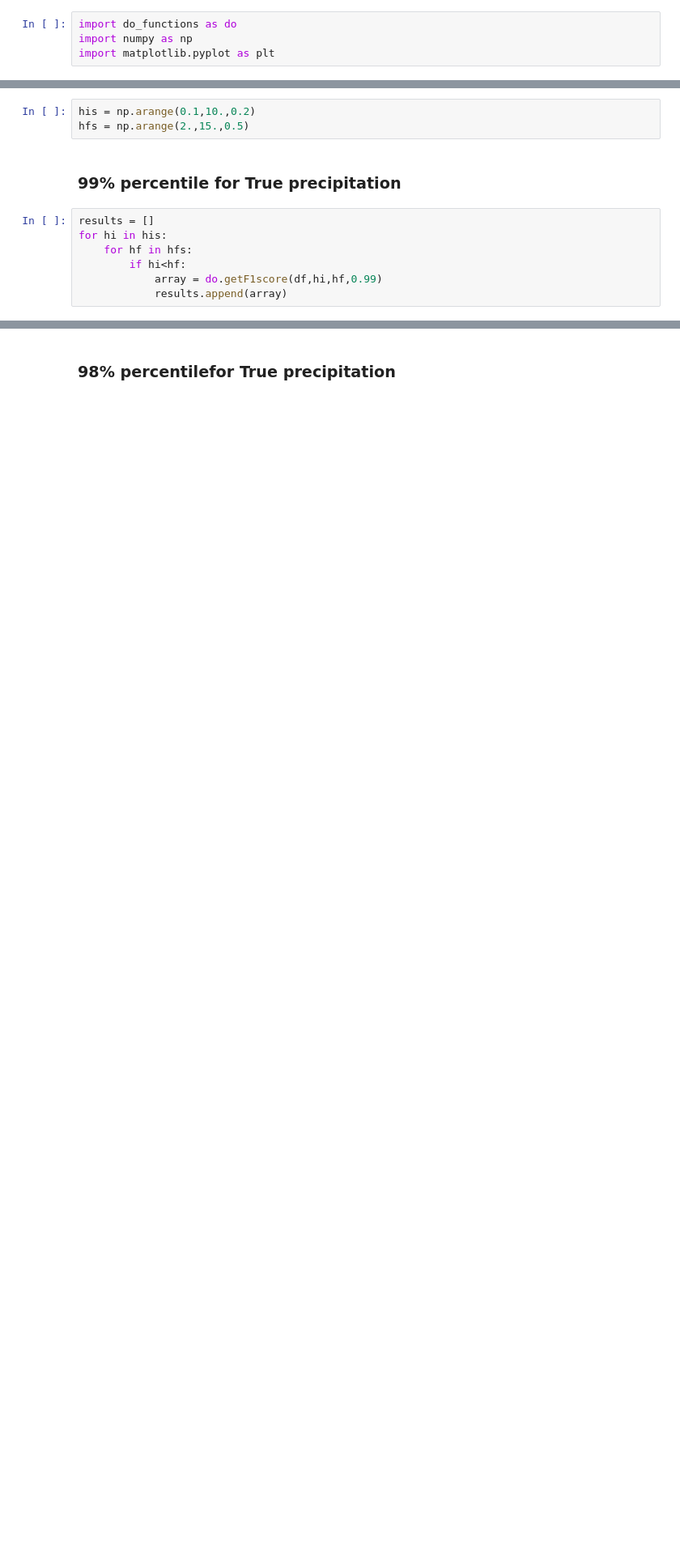
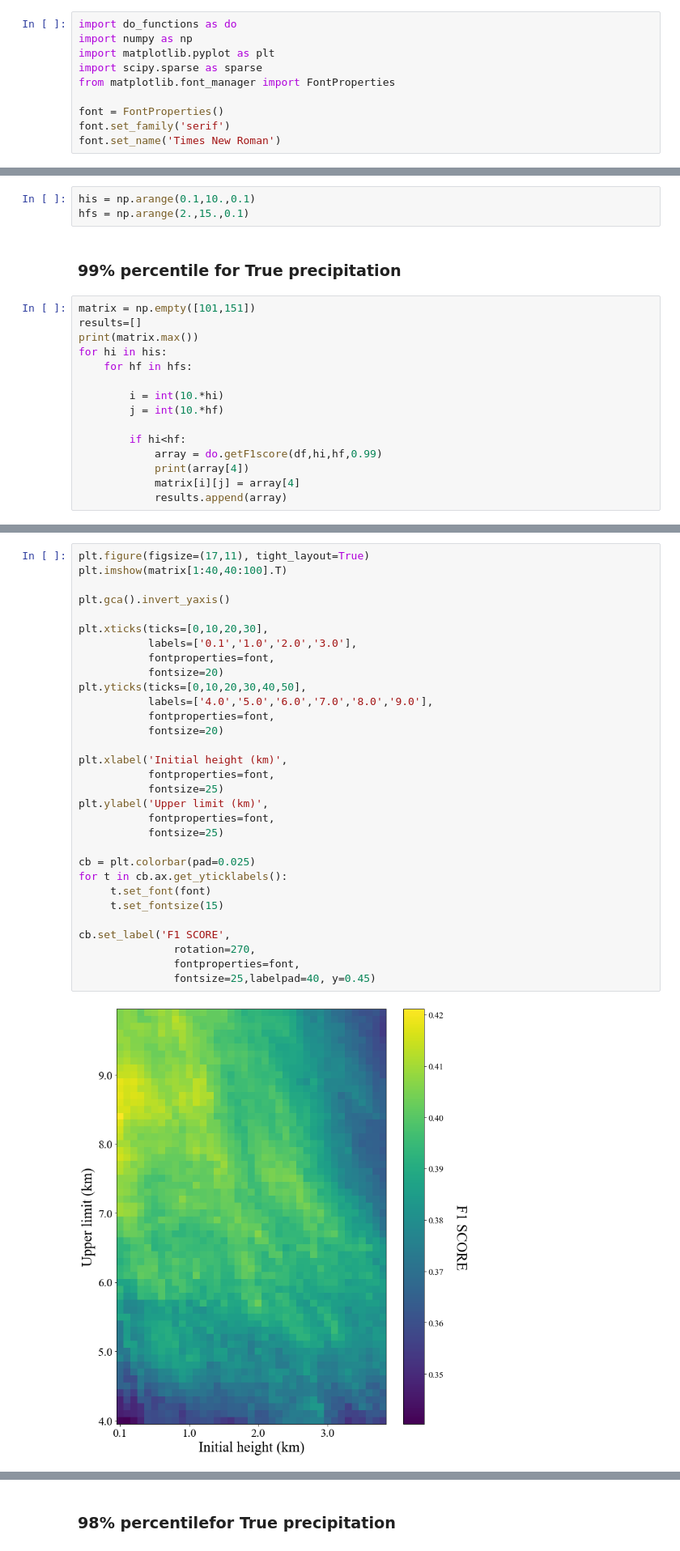
Before and after one commit to ignaciocordova/bachelor_thesis, a Jupyter notebook: Best_threshold.ipynb, the cells around one changed output, grey strips where cells are left out. Shown at 81% size. Cells and saved outputs as stored; diff of their text form; blank space fills up the shorter version.

```diff
--- a/Best_threshold.ipynb
+++ b/Best_threshold.ipynb
@@ -2,19 +2,33 @@
 import do_functions as do
 import numpy as np
 import matplotlib.pyplot as plt
+import scipy.sparse as sparse
+from matplotlib.font_manager import FontProperties
+
+font = FontProperties()
+font.set_family('serif')
+font.set_name('Times New Roman')
 # %%
 df = do.read_and_merge('paz_metadata_actualitzat.pkl',
                        'paz_profiles_actualitzat.pkl')
 df = do.clean_dataframe(df)
 # %%
-his = np.arange(0.1,10.,0.2)
-hfs = np.arange(2.,15.,0.5)
+his = np.arange(0.1,10.,0.1)
+hfs = np.arange(2.,15.,0.1)
 # %% [markdown]
 ### 99% percentile for True precipitation
 # %%
-results = []
+matrix = np.empty([101,151])
+results=[]
+print(matrix.max())
 for hi in his:
     for hf in hfs:
+
+        i = int(10.*hi)
+        j = int(10.*hf)
+
         if hi<hf:
             array = do.getF1score(df,hi,hf,0.99)
+            print(array[4])
+            matrix[i][j] = array[4]
             results.append(array)
@@ -28 +167,34 @@ print(y[x])
+# %%
+plt.figure(figsize=(17,11), tight_layout=True)
+plt.imshow(matrix[1:40,40:100].T)
+
+plt.gca().invert_yaxis()
+
+plt.xticks(ticks=[0,10,20,30],
+           labels=['0.1','1.0','2.0','3.0'],
+           fontproperties=font,
+           fontsize=20)
+plt.yticks(ticks=[0,10,20,30,40,50],
+           labels=['4.0','5.0','6.0','7.0','8.0','9.0'],
+           fontproperties=font,
+           fontsize=20)
+
+plt.xlabel('Initial height (km)',
+           fontproperties=font,
+           fontsize=25)
+plt.ylabel('Upper limit (km)',
+           fontproperties=font,
+           fontsize=25)
+
+cb = plt.colorbar(pad=0.025)
+for t in cb.ax.get_yticklabels():
+     t.set_font(font)
+     t.set_fontsize(15)
+
+cb.set_label('F1 SCORE',
+               rotation=270,
+               fontproperties=font,
+               fontsize=25,labelpad=40, y=0.45)
+# %% [output]
+[figure, added]
 # %%
```
Also changed, not shown: parts of 4 cells of this notebook, 9 other files.
